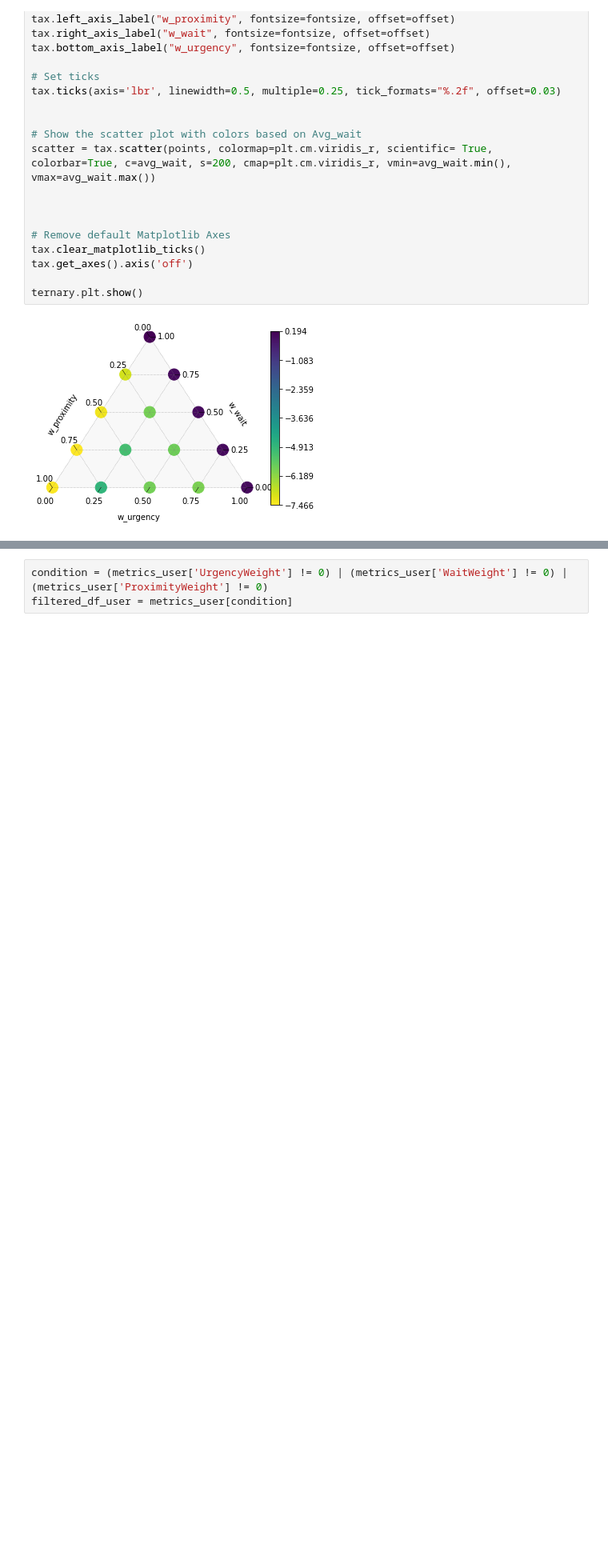
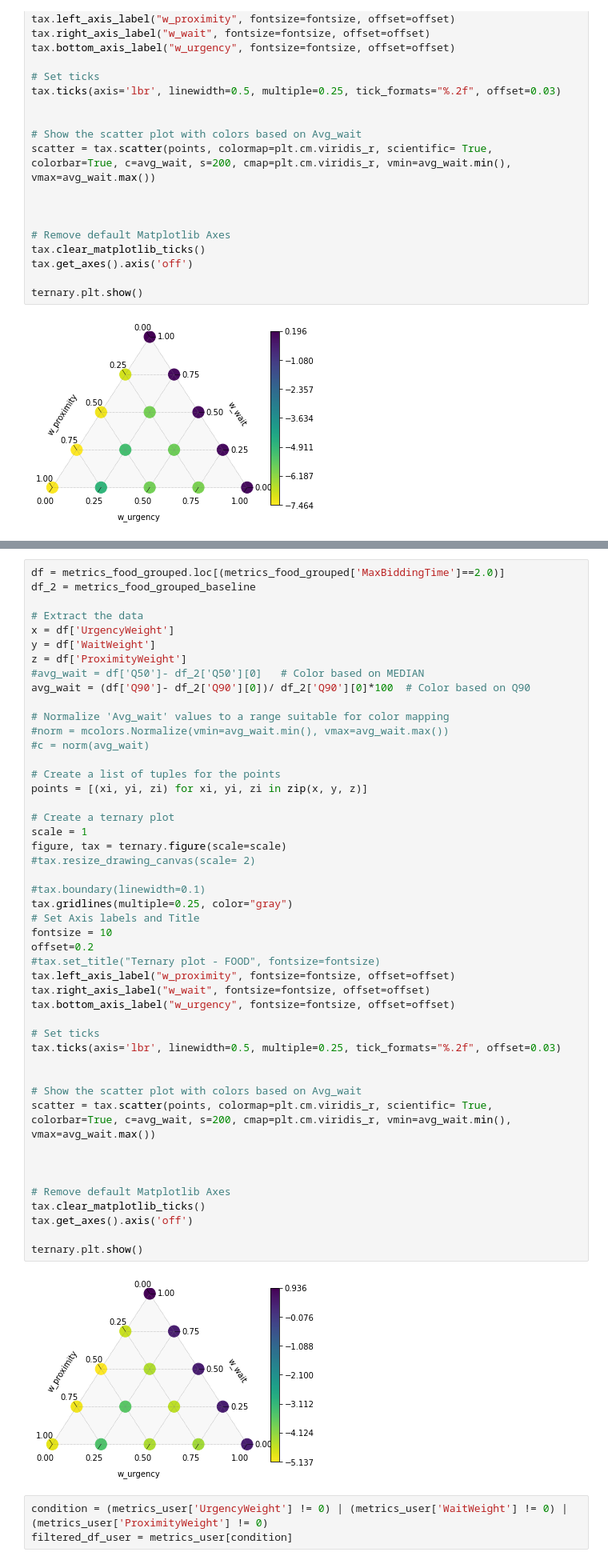
Before and after one commit to CityScope/MobilityTable_SanSebastian, a Jupyter notebook: postprocessing/bidding_batch.ipynb, the cells around one changed output, grey strips where cells are left out. Shown at 80% size. Drawn from its saved outputs; the diff is of its cells as text; blank space fills up the shorter version.

```diff
--- a/postprocessing/bidding_batch.ipynb
+++ b/postprocessing/bidding_batch.ipynb
@@ -535,3 +651,52 @@ ternary.plt.show()
+# %%
+df = metrics_food_grouped.loc[(metrics_food_grouped['MaxBiddingTime']==2.0)]
+df_2 = metrics_food_grouped_baseline
+
+# Extract the data
+x = df['UrgencyWeight']
+y = df['WaitWeight']
+z = df['ProximityWeight']
+#avg_wait = df['Q50']- df_2['Q50'][0]   # Color based on MEDIAN
+avg_wait = (df['Q90']- df_2['Q90'][0])/ df_2['Q90'][0]*100  # Color based on Q90
+
+# Normalize 'Avg_wait' values to a range suitable for color mapping
+#norm = mcolors.Normalize(vmin=avg_wait.min(), vmax=avg_wait.max())
+#c = norm(avg_wait)
+
+# Create a list of tuples for the points
+points = [(xi, yi, zi) for xi, yi, zi in zip(x, y, z)]
+
+# Create a ternary plot
+scale = 1
+figure, tax = ternary.figure(scale=scale)
+#tax.resize_drawing_canvas(scale= 2)
+
+#tax.boundary(linewidth=0.1)
+tax.gridlines(multiple=0.25, color="gray")
+# Set Axis labels and Title
+fontsize = 10
+offset=0.2
+#tax.set_title("Ternary plot - FOOD", fontsize=fontsize)
+tax.left_axis_label("w_proximity", fontsize=fontsize, offset=offset)
+tax.right_axis_label("w_wait", fontsize=fontsize, offset=offset)
+tax.bottom_axis_label("w_urgency", fontsize=fontsize, offset=offset)
+
+# Set ticks
+tax.ticks(axis='lbr', linewidth=0.5, multiple=0.25, tick_formats="%.2f", offset=0.03)
+
+
+# Show the scatter plot with colors based on Avg_wait
+scatter = tax.scatter(points, colormap=plt.cm.viridis_r, scientific= True, colorbar=True, c=avg_wait, s=200, cmap=plt.cm.viridis_r, vmin=avg_wait.min(), vmax=avg_wait.max())
+
+
+
+# Remove default Matplotlib Axes
+tax.clear_matplotlib_ticks()
+tax.get_axes().axis('off')
+
+ternary.plt.show()
+# %% [output]
+[figure, added]
 # %%
 condition = (metrics_user['UrgencyWeight'] != 0) | (metrics_user['WaitWeight'] != 0) | (metrics_user['ProximityWeight'] != 0)
 filtered_df_user = metrics_user[condition]
```
Also changed, not shown: parts of 35 cells of this notebook, 3 other files.
